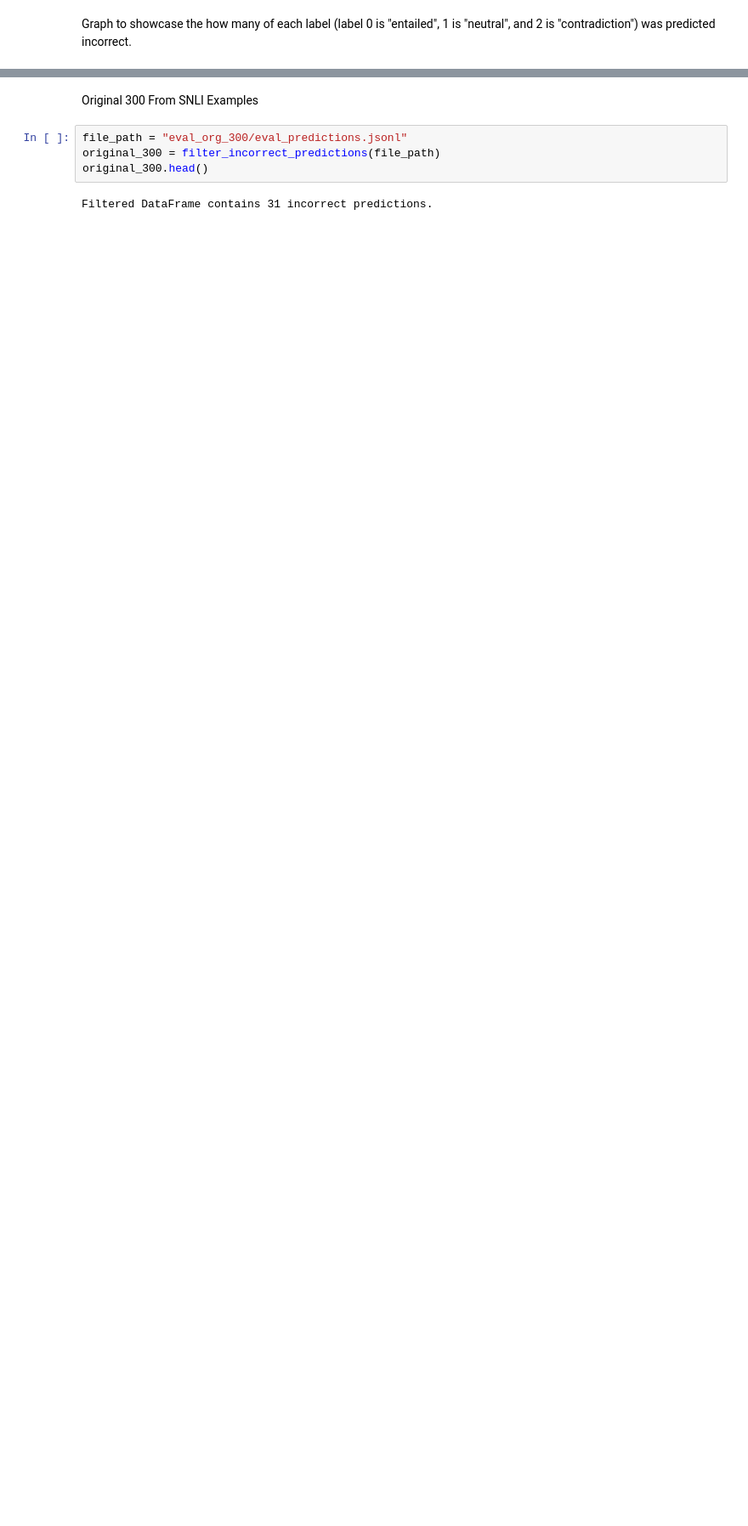
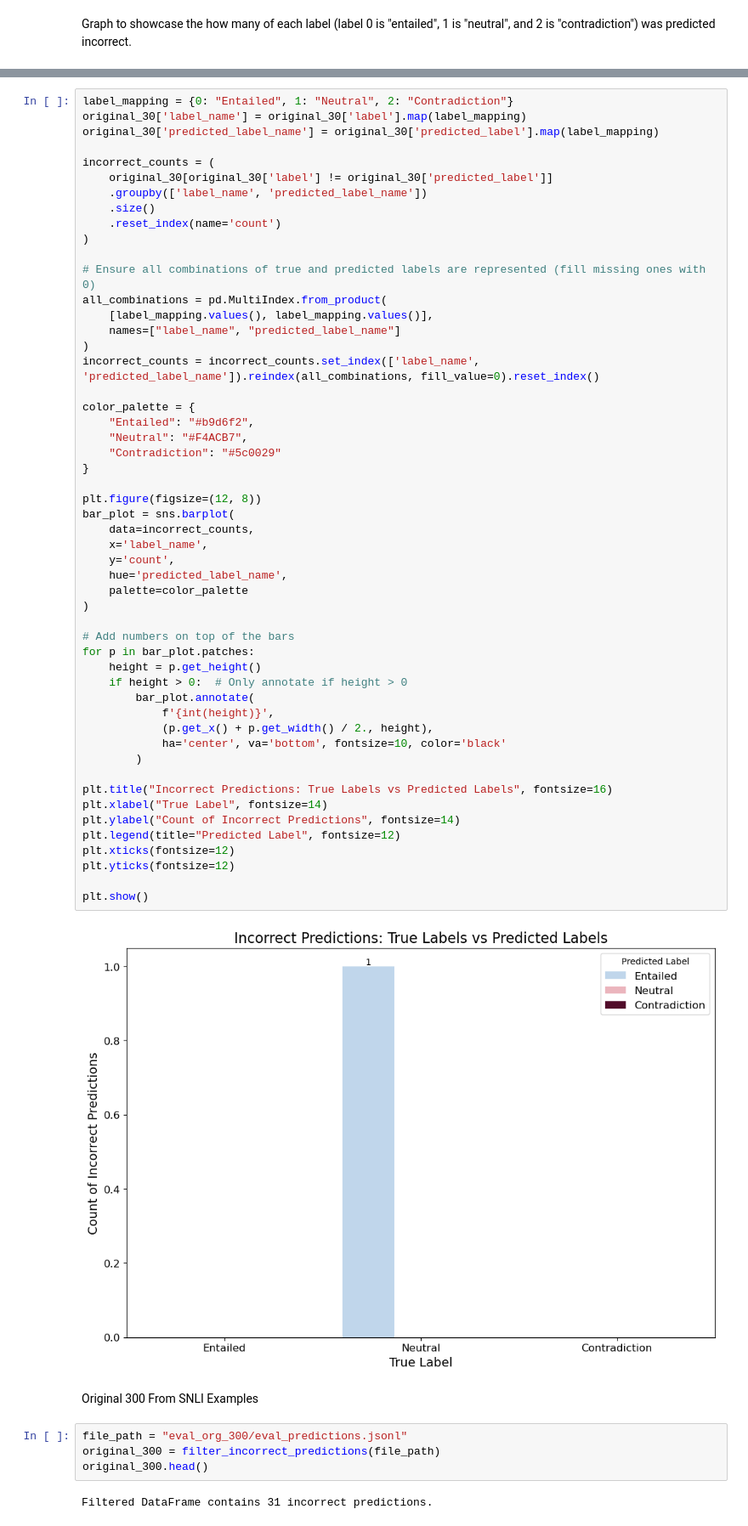
Before and after one commit to NightShadeugh/fp-dataset-artifacts, a Jupyter notebook: incorrect_pred.ipynb, the cells around one changed output, grey strips where cells are left out. Shown at 85% size. Saved outputs shown, nothing was run; the diff lists cells and outputs as text; blank space fills up the shorter version.

Commit message:
Update incorrect_pred.ipynb
more graphs

```diff
--- a/incorrect_pred.ipynb
+++ b/incorrect_pred.ipynb
@@ -67,3 +69,57 @@ Passing `palette` without assigning `hue` is deprecated and will be removed in v
+# %%
+label_mapping = {0: "Entailed", 1: "Neutral", 2: "Contradiction"}
+original_30['label_name'] = original_30['label'].map(label_mapping)
+original_30['predicted_label_name'] = original_30['predicted_label'].map(label_mapping)
+
+incorrect_counts = (
+    original_30[original_30['label'] != original_30['predicted_label']]
+    .groupby(['label_name', 'predicted_label_name'])
+    .size()
+    .reset_index(name='count')
+)
+
+# Ensure all combinations of true and predicted labels are represented (fill missing ones with 0)
+all_combinations = pd.MultiIndex.from_product(
+    [label_mapping.values(), label_mapping.values()],
+    names=["label_name", "predicted_label_name"]
+)
+incorrect_counts = incorrect_counts.set_index(['label_name', 'predicted_label_name']).reindex(all_combinations, fill_value=0).reset_index()
+
+color_palette = {
+    "Entailed": "#b9d6f2",
+    "Neutral": "#F4ACB7",
+    "Contradiction": "#5c0029"
+}
+
+plt.figure(figsize=(12, 8))
+bar_plot = sns.barplot(
+    data=incorrect_counts,
+    x='label_name',
+    y='count',
+    hue='predicted_label_name',
+    palette=color_palette
+)
+
+# Add numbers on top of the bars
+for p in bar_plot.patches:
+    height = p.get_height()
+    if height > 0:  # Only annotate if height > 0
+        bar_plot.annotate(
+            f'{int(height)}',
+            (p.get_x() + p.get_width() / 2., height),
+            ha='center', va='bottom', fontsize=10, color='black'
+        )
+
+plt.title("Incorrect Predictions: True Labels vs Predicted Labels", fontsize=16)
+plt.xlabel("True Label", fontsize=14)
+plt.ylabel("Count of Incorrect Predictions", fontsize=14)
+plt.legend(title="Predicted Label", fontsize=12)
+plt.xticks(fontsize=12)
+plt.yticks(fontsize=12)
+
+plt.show()
+# %% [output]
+[figure, added]
 # %% [markdown]
 Original 300 From SNLI Examples
 # %%
```
Also changed, not shown: parts of 9 cells of this notebook.
